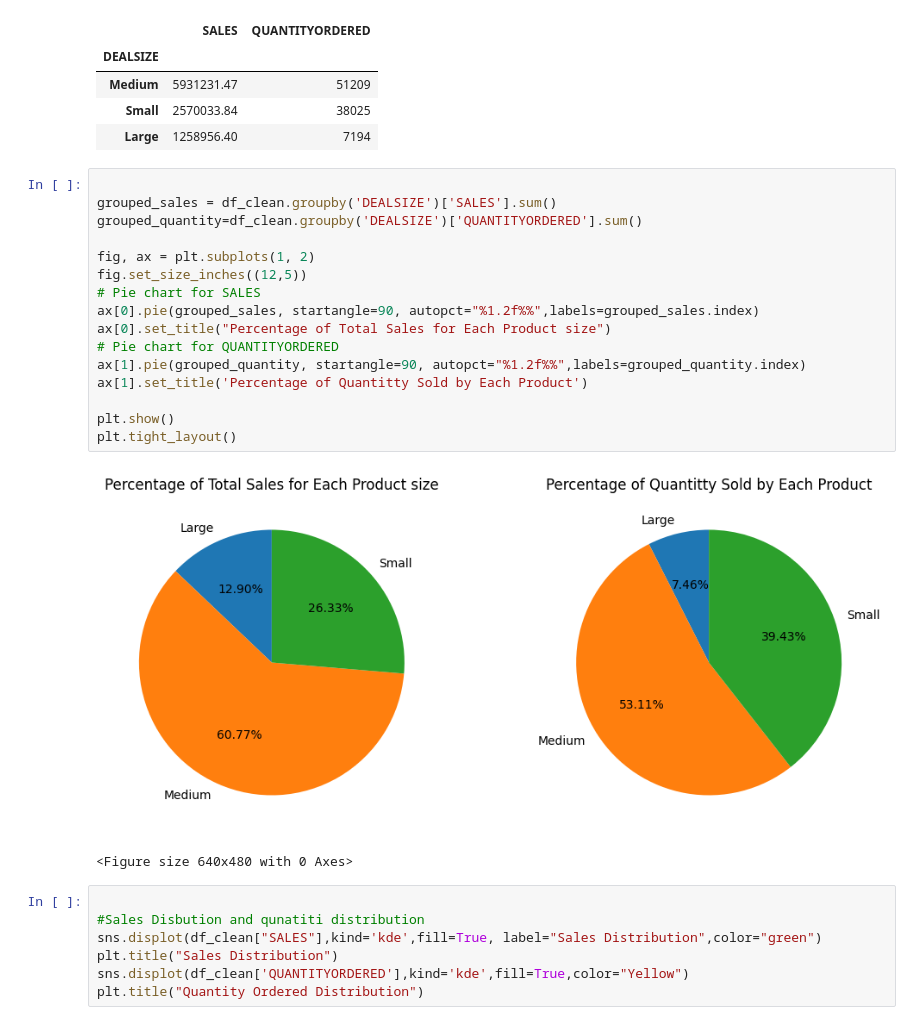
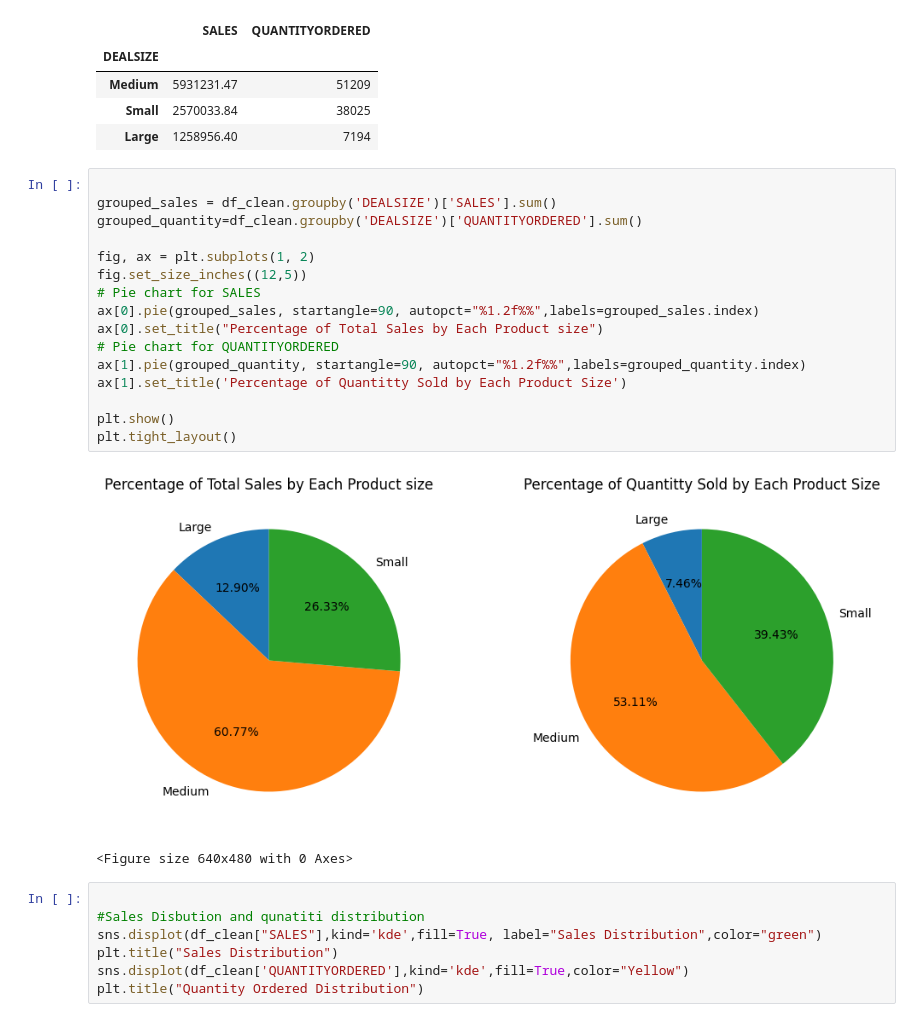
Before and after one commit to corneliusappiah/auto_sales_analysis, a Jupyter notebook: Auto_sales_distribution.ipynb, the cells around one changed output. Drawn from its saved outputs; the diff is of its cells as text.

```diff
--- a/Auto_sales_distribution.ipynb
+++ b/Auto_sales_distribution.ipynb
@@ -107,21 +107,21 @@ df_size
 # %%
 
 grouped_sales = df_clean.groupby('DEALSIZE')['SALES'].sum()
 grouped_quantity=df_clean.groupby('DEALSIZE')['QUANTITYORDERED'].sum()
 
 fig, ax = plt.subplots(1, 2)
 fig.set_size_inches((12,5))
 # Pie chart for SALES
 ax[0].pie(grouped_sales, startangle=90, autopct="%1.2f%%",labels=grouped_sales.index)
-ax[0].set_title("Percentage of Total Sales for Each Product size")
+ax[0].set_title("Percentage of Total Sales by Each Product size")
 # Pie chart for QUANTITYORDERED
 ax[1].pie(grouped_quantity, startangle=90, autopct="%1.2f%%",labels=grouped_quantity.index)
-ax[1].set_title('Percentage of Quantitty Sold by Each Product')
+ax[1].set_title('Percentage of Quantitty Sold by Each Product Size')
 
 plt.show()
 plt.tight_layout()
 # %% [output]
-[figure, old version]
+[figure, new version]
 <Figure size 640x480 with 0 Axes>
 # %%
 
```
Also changed, not shown: 20 other files.
